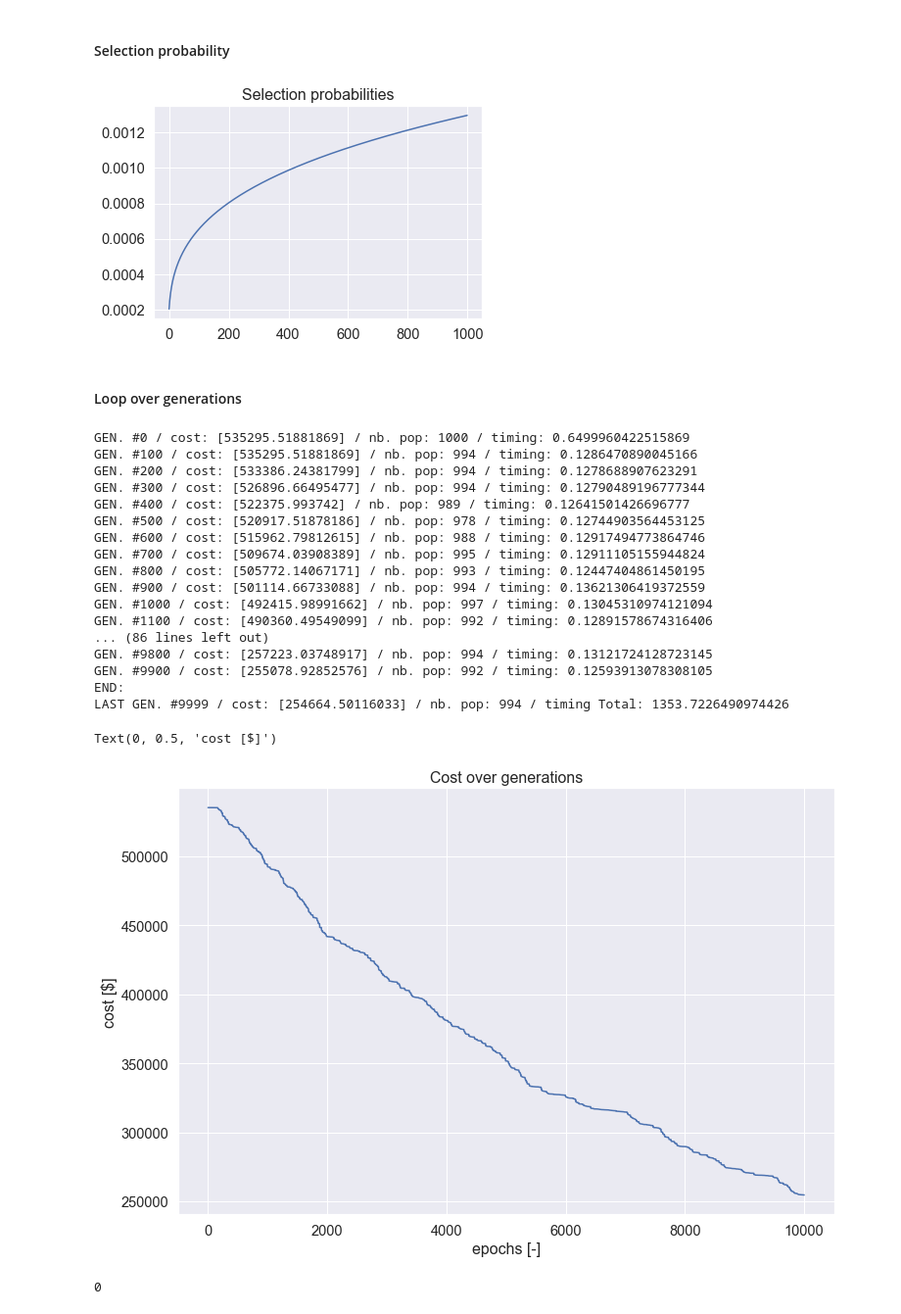
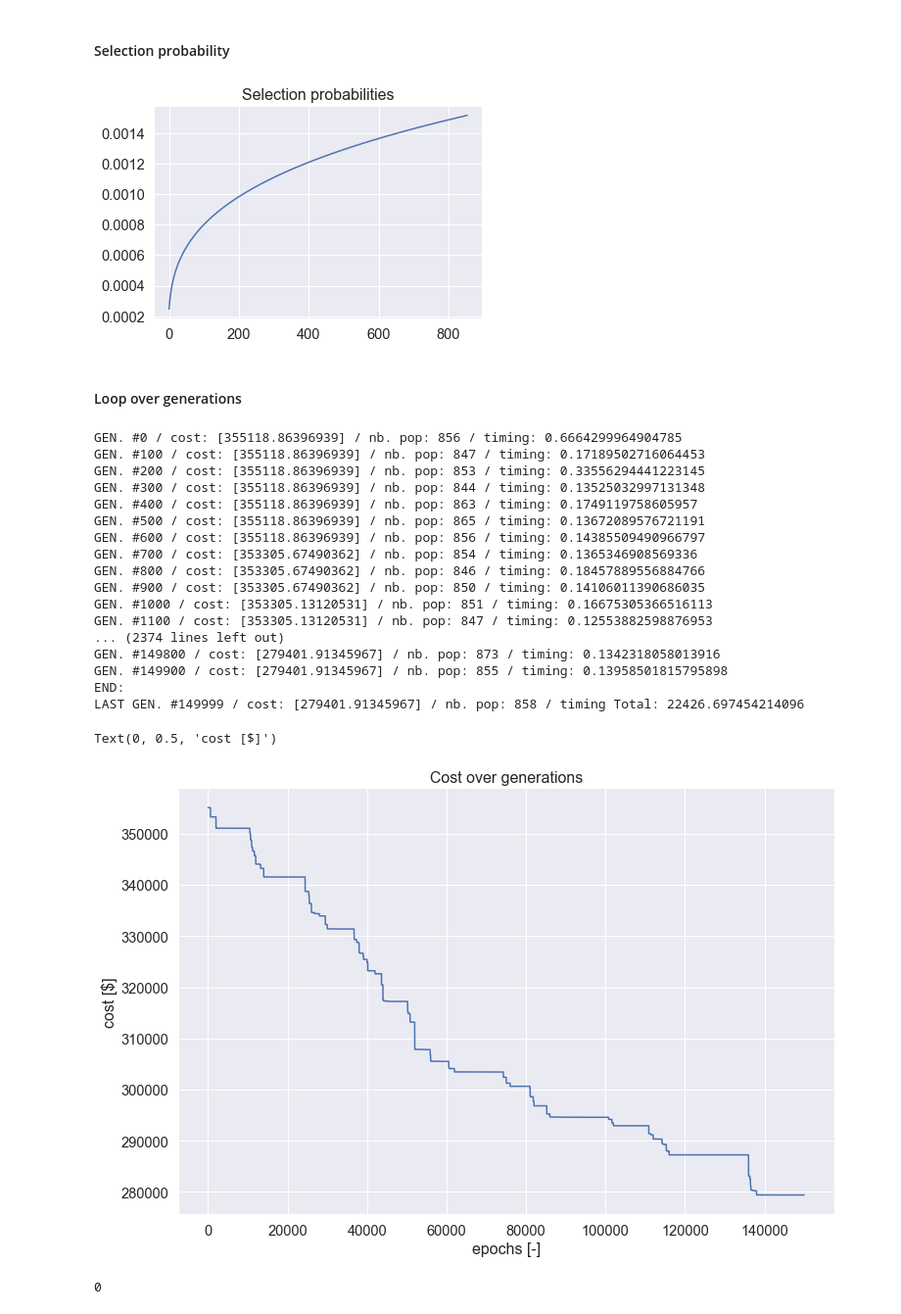
Before and after one commit to jeugregg/santa-workshop-tour-2019, a Jupyter notebook: santa-s-2019-starter-notebook.ipynb, the cells around one changed output. Shown at 98% size. Drawn from its saved outputs; the diff is of its cells as text; code cells hidden in the pictures.

```diff
--- a/santa-s-2019-starter-notebook.ipynb
+++ b/santa-s-2019-starter-notebook.ipynb
@@ -927,7 +959,8 @@ def mutation_day_optim(day_curr, fam_id, nb_mut=1, flag_prob=False,
     return choose_day_prob_optim(choice_new, fam_id)
 # %%
 @njit
-def fun_vect_mut(arr_pop_in):
+def fun_vect_mut(arr_pop_in, r_pop_mut=R_POP_MUT, r_mut=R_MUT,
+                delta_choice=DELTA_CHOICE):
     '''
     Mutation of all population
 
@@ -950,14 +983,19 @@ def fun_vect_mut(arr_pop_in):
     df_test
 
     '''
+    print("fun_vect_mut : r_pop_mut: ", r_pop_mut)
+    print("fun_vect_mut : r_pop_mut: ", r_mut)
+    print("fun_vect_mut : delta_choice: ", delta_choice)
     arr_pop = arr_pop_in.copy()
-    nb_mut = int(R_POP_MUT*arr_pop.shape[0])
+    nb_mut = int(r_pop_mut*arr_pop.shape[0])
     # indice of mutated indiv.
     indice_mut = np.random.choice(np.arange(arr_pop.shape[0]), size=nb_mut)
     # number of family who mutate  for each mutated indiv. : R_MUT * nb families
-    nb_fam_mut = int(R_MUT*arr_pop.shape[1])
+    nb_fam_mut = int(r_mut*arr_pop.shape[1])
     # loop over indice of mutated indiv to apply mutation to number of family
     # who mutated :
+    #print("nb_mut: ", nb_mut)
+    #print("nb_fam_mut: ", nb_fam_mut)
     for idx_mut in np.arange(indice_mut.shape[0]):
         indice = indice_mut[idx_mut]
         fam_mut = np.random.choice(np.arange(arr_pop.shape[1]), size=nb_fam_mut)
@@ -966,6 +1004,7 @@ def fun_vect_mut(arr_pop_in):
             fam_id = fam_mut[idx_fam]
             arr_pop[indice, fam_id] = mutation_day_optim(
                 arr_pop[indice, fam_id], fam_id, nb_mut=1,
-                                        flag_prob=True)[0]
+                                        flag_prob=True,
+                                        delta_choice=delta_choice)[0]
 
     return arr_pop
@@ -971,0 +1036,4 @@ def fun_vect_mut(arr_pop_in):
+# %%
+fam_id = 0
+day_curr = 100
+%timeit mutation_day(day_curr, fam_id, 1)
@@ -1823,8 +1904,8 @@ df_range
 # %% [markdown]
 ##### Load Pre-generate population
 # %%
-#df_pop = joblib.load(PATH_TO_SAVE_DATA + \
-#            '/df_pop1000_fs10_rfm0.01_dc2_rm0.1_nk_100_gen20000_s287853.pkl')
+df_pop = joblib.load(PATH_TO_SAVE_DATA + \
+'/df_pop1000_fs10_rfm0.05_dc2_rm0.95_nk_20_gen50000_s355118.86396939144.pkl')
 # %%
 df_prob_fam = joblib.load(PATH_TO_SAVE_DATA + '/df_prob_fam.pkl')
 df_prob = joblib.load(PATH_TO_SAVE_DATA + '/df_prob.pkl')
@@ -1889,7 +1972,7 @@ arr_select_prob = selection_prob(df_cost, pow_selection=POW_SELECTION)
 plt.plot(np.sort(arr_select_prob))
 plt.title("Selection probabilities");
 # %% [output]
-[figure, old version]
+[figure, new version]
 # %% [markdown]
 ####  Loop over generations
 # %%
@@ -1897,13 +1980,14 @@ plt.title("Selection probabilities");
 
 # TEST NEW PARAM
 NB_MAX_EPOCHS = 10000
-R_POP_MUT = 0.1 # % population mutated at each gen. default : 0.10
-R_MUT = 0.01 # % families mutated at each gen default : 0.01
-DELTA_CHOICE = 2 # default : 2
-NB_BEST_KEEP = 20 # NEW PARAM : how much best one to keep
-POW_SELECTION = 0.3 # default 0.3
-flag_boost = False
+R_POP_MUT = 0.05
+R_MUT = 0.01
+DELTA_CHOICE = 1
+NB_BEST_KEEP = 20
+POW_SELECTION = 0.3
+flag_boost = True
 boost_freq = 2000
+R_CROSSOVER = 1
 
 '''# TEST OLD PARAMS
 NB_MAX_EPOCHS = 10000
@@ -2006,12 +2090,12 @@ for gen_id in range(0, NB_MAX_EPOCHS):
 
     # crossing with more prob for best indiv.
     # number of new children = N pop - N best to keep same nb of indiv each gen.
-    nb_cross = NB_FIRST_POP - NB_BEST_KEEP - nb_indiv_boost
+    nb_cross = int(NB_FIRST_POP - NB_BEST_KEEP - nb_indiv_boost)
     # reset nb boost indiv
     if nb_indiv_boost > 0:
         nb_indiv_boost = 0
     arr_pop = generate_crossing_prob(arr_pop, p=arr_select_prob,
-                                     n_indiv=nb_cross)
+                                     n_indiv=nb_cross, r_cross=R_CROSSOVER)
     #print("Max Same indiv nb after crossing : ", find_max_same_indiv(arr_pop))
     if flag_prompt:
         t_cross_1 = time.time()
@@ -2023,7 +2107,8 @@ for gen_id in range(0, NB_MAX_EPOCHS):
     # arr_pop or df_pop = f(indiv, family)
     if flag_prompt:
         t_mut_0 = time.time()
-    arr_pop = fun_vect_mut(arr_pop)
+    arr_pop = fun_vect_mut(arr_pop, r_pop_mut=R_POP_MUT, r_mut=R_MUT,
+                delta_choice=DELTA_CHOICE)
     #print("Max Same indiv nb after mutation : ", find_max_same_indiv(arr_pop))
 
     ############
@@ -2081,50 +2166,50 @@ for gen_id in range(0, NB_MAX_EPOCHS):
         print("Timing eval: ", t_eval_1 - t_eval_0)
 
     ##########
     # DISPLAY
     #
     t_epoch_1 = time.time()
     if (flag_prompt) | (gen_id % prompt_freq == 0):
         print("GEN. #{} / cost: {} / nb. pop: {} / timing: {}".format(gen_id,
                         df_cost.sort_values(by="cost").head(1)["cost"].values,
                                                        df_pop.shape[0],
                                                       t_epoch_1 - t_epoch_0))
         #print("Max Same indiv nb : ", find_max_same_indiv(arr_pop))
 
 # timing
 t_fit_1 = time.time()
 print("END:")
 print("LAST GEN. #{} / cost: {} / nb. pop: {} / timing Total: {}".format(gen_id,
                         df_cost.sort_values(by="cost").head(1)["cost"].values,
                                                        df_pop.shape[0],
                                                       t_fit_1 - t_fit_0))
 # figure
 fig = plt.figure(figsize=(12, 8))
 plt.plot(list_best_cost)
 plt.title("Cost over generations")
 ax = fig.gca()
 ax.set_xlabel("epochs [-]")
 ax.set_ylabel("cost [$]")
 # %% [output]
-GEN. #0 / cost: [535295.51881869] / nb. pop: 1000 / timing: 0.6499960422515869
-GEN. #100 / cost: [535295.51881869] / nb. pop: 994 / timing: 0.1286470890045166
-GEN. #200 / cost: [533386.24381799] / nb. pop: 994 / timing: 0.1278688907623291
-GEN. #300 / cost: [526896.66495477] / nb. pop: 994 / timing: 0.12790489196777344
-GEN. #400 / cost: [522375.993742] / nb. pop: 989 / timing: 0.12641501426696777
-GEN. #500 / cost: [520917.51878186] / nb. pop: 978 / timing: 0.12744903564453125
-GEN. #600 / cost: [515962.79812615] / nb. pop: 988 / timing: 0.12917494773864746
-GEN. #700 / cost: [509674.03908389] / nb. pop: 995 / timing: 0.12911105155944824
-GEN. #800 / cost: [505772.14067171] / nb. pop: 993 / timing: 0.12447404861450195
-GEN. #900 / cost: [501114.66733088] / nb. pop: 994 / timing: 0.13621306419372559
-GEN. #1000 / cost: [492415.98991662] / nb. pop: 997 / timing: 0.13045310974121094
-GEN. #1100 / cost: [490360.49549099] / nb. pop: 992 / timing: 0.12891578674316406
-... (86 lines left out)
-GEN. #9800 / cost: [257223.03748917] / nb. pop: 994 / timing: 0.13121724128723145
-GEN. #9900 / cost: [255078.92852576] / nb. pop: 992 / timing: 0.12593913078308105
+GEN. #0 / cost: [355118.86396939] / nb. pop: 856 / timing: 0.6664299964904785
+GEN. #100 / cost: [355118.86396939] / nb. pop: 847 / timing: 0.17189502716064453
+GEN. #200 / cost: [355118.86396939] / nb. pop: 853 / timing: 0.33556294441223145
+GEN. #300 / cost: [355118.86396939] / nb. pop: 844 / timing: 0.13525032997131348
+GEN. #400 / cost: [355118.86396939] / nb. pop: 863 / timing: 0.1749119758605957
+GEN. #500 / cost: [355118.86396939] / nb. pop: 865 / timing: 0.13672089576721191
+GEN. #600 / cost: [355118.86396939] / nb. pop: 856 / timing: 0.14385509490966797
+GEN. #700 / cost: [353305.67490362] / nb. pop: 854 / timing: 0.1365346908569336
+GEN. #800 / cost: [353305.67490362] / nb. pop: 846 / timing: 0.18457889556884766
+GEN. #900 / cost: [353305.67490362] / nb. pop: 850 / timing: 0.14106011390686035
+GEN. #1000 / cost: [353305.13120531] / nb. pop: 851 / timing: 0.16675305366516113
+GEN. #1100 / cost: [353305.13120531] / nb. pop: 847 / timing: 0.12553882598876953
+... (2374 lines left out)
+GEN. #149800 / cost: [279401.91345967] / nb. pop: 873 / timing: 0.1342318058013916
+GEN. #149900 / cost: [279401.91345967] / nb. pop: 855 / timing: 0.13958501815795898
 END:
-LAST GEN. #9999 / cost: [254664.50116033] / nb. pop: 994 / timing Total: 1353.7226490974426
+LAST GEN. #149999 / cost: [279401.91345967] / nb. pop: 858 / timing Total: 22426.697454214096
 Text(0, 0.5, 'cost [$]')
-[figure, old version]
+[figure, new version]
 # %%
 find_max_same_indiv(df_pop)
 # %% [output]
```
Also changed, not shown: parts of 39 cells of this notebook.
